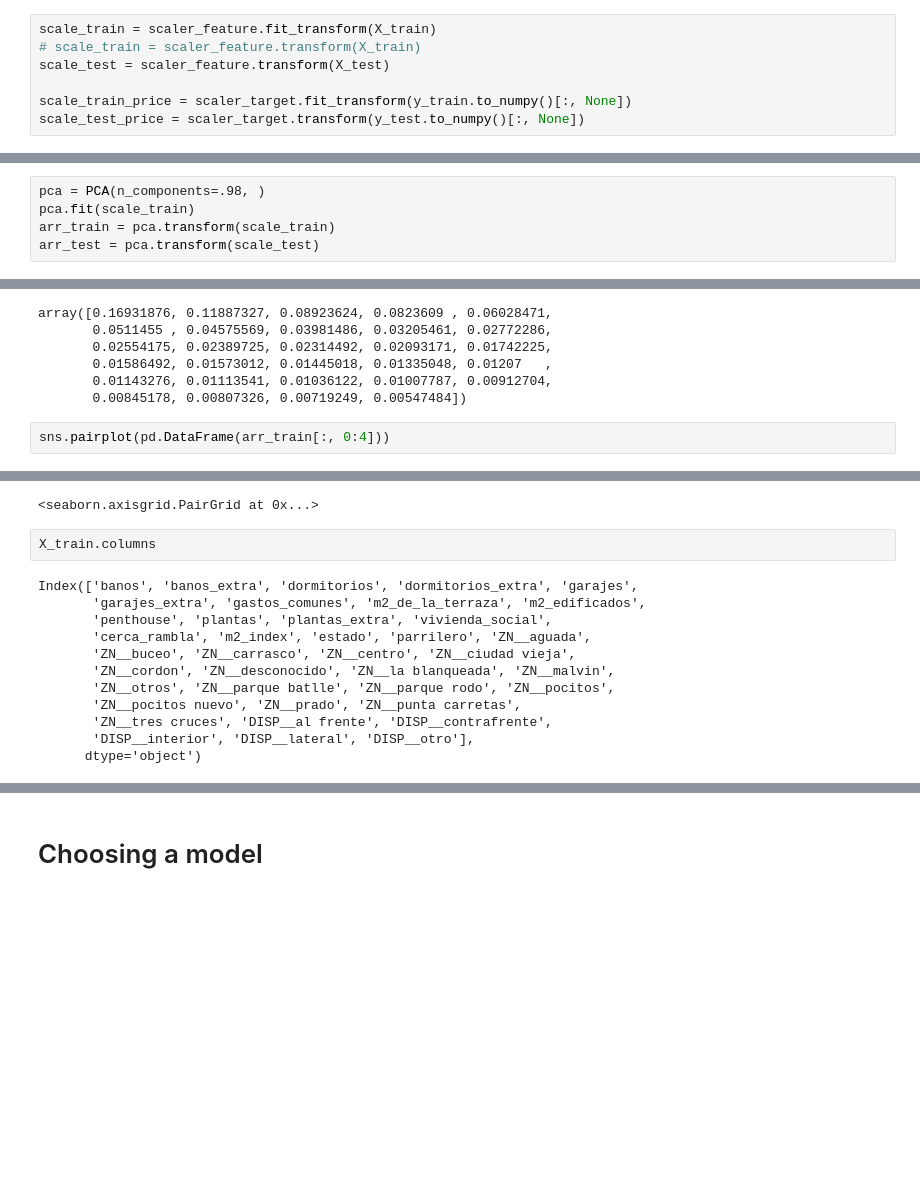
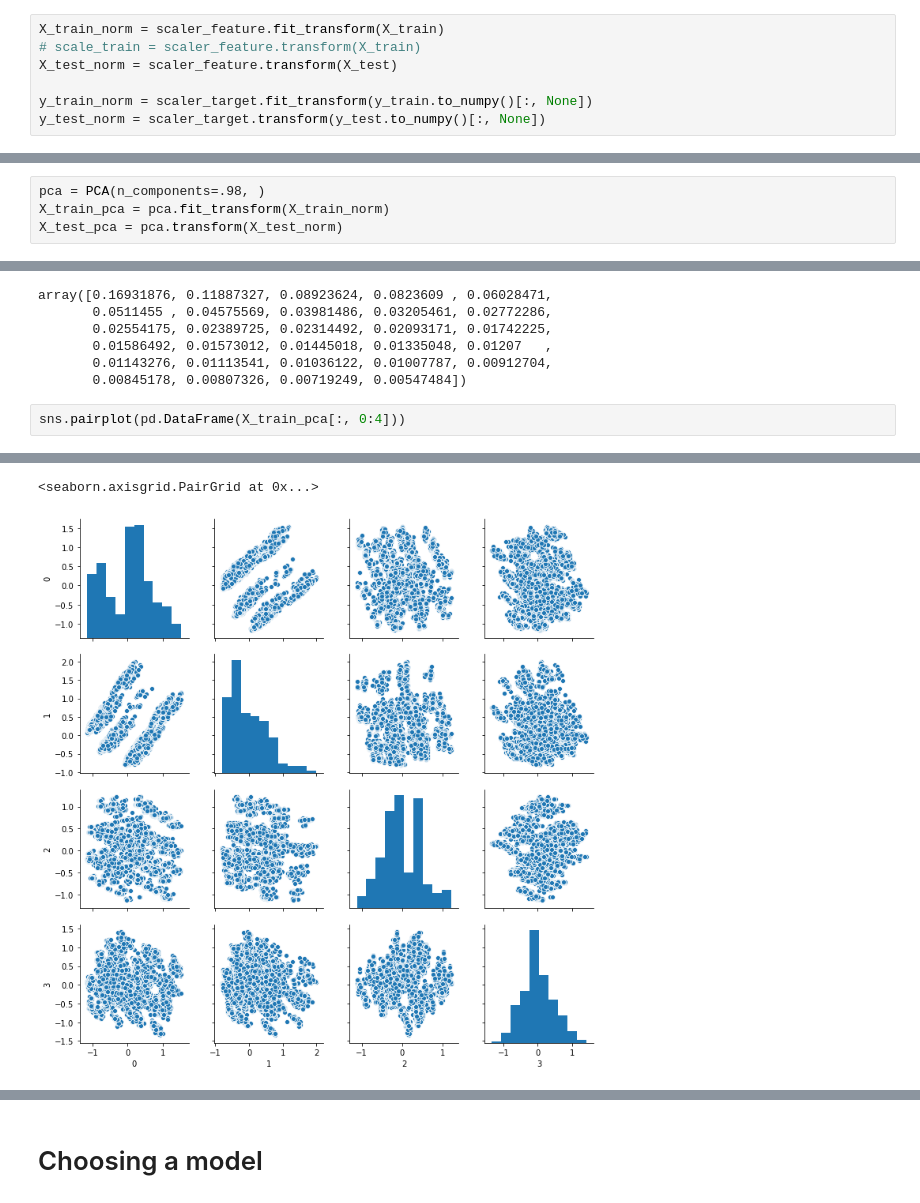
Before and after one commit to creyesp/houses-project, a Jupyter notebook: notebooks/Second_day_workshop.ipynb, the cells around one changed output, grey strips where cells are left out. Drawn from its saved outputs; the diff is of its cells as text; blank space fills up the shorter version.

```diff
--- a/notebooks/Second_day_workshop.ipynb
+++ b/notebooks/Second_day_workshop.ipynb
@@ -71,19 +78,18 @@ scaler_target = QuantileTransformer(output_distribution='normal', )
 # scaler = PowerTransformer(method='yeo-johnson')  # Non Linear
 scaler_feature = MinMaxScaler()
 # %%
-scale_train = scaler_feature.fit_transform(X_train)
+X_train_norm = scaler_feature.fit_transform(X_train)
 # scale_train = scaler_feature.transform(X_train)
-scale_test = scaler_feature.transform(X_test)
+X_test_norm = scaler_feature.transform(X_test)
 
-scale_train_price = scaler_target.fit_transform(y_train.to_numpy()[:, None])
-scale_test_price = scaler_target.transform(y_test.to_numpy()[:, None])
+y_train_norm = scaler_target.fit_transform(y_train.to_numpy()[:, None])
+y_test_norm = scaler_target.transform(y_test.to_numpy()[:, None])
 # %% [markdown]
 ## PCA analysis
 # %%
 pca = PCA(n_components=.98, )
-pca.fit(scale_train)
-arr_train = pca.transform(scale_train)
-arr_test = pca.transform(scale_test)
+X_train_pca = pca.fit_transform(X_train_norm)
+X_test_pca = pca.transform(X_test_norm)
 # %%
 pca.explained_variance_ratio_
 # %% [output]
@@ -94,5 +100,5 @@ array([0.16931876, 0.11887327, 0.08923624, 0.0823609 , 0.06028471,
        0.01143276, 0.01113541, 0.01036122, 0.01007787, 0.00912704,
        0.00845178, 0.00807326, 0.00719249, 0.00547484])
 # %%
-sns.pairplot(pd.DataFrame(arr_train[:, 0:4]))
+sns.pairplot(pd.DataFrame(X_train_pca[:, 0:4]))
 # %% [output]
@@ -101,17 +105,4 @@ sns.pairplot(pd.DataFrame(arr_train[:, 0:4]))
 <seaborn.axisgrid.PairGrid at 0x...>
+[figure, added]
-# %%
-X_train.columns
-# %% [output]
-Index(['banos', 'banos_extra', 'dormitorios', 'dormitorios_extra', 'garajes',
-       'garajes_extra', 'gastos_comunes', 'm2_de_la_terraza', 'm2_edificados',
-       'penthouse', 'plantas', 'plantas_extra', 'vivienda_social',
-       'cerca_rambla', 'm2_index', 'estado', 'parrilero', 'ZN__aguada',
-       'ZN__buceo', 'ZN__carrasco', 'ZN__centro', 'ZN__ciudad vieja',
-       'ZN__cordon', 'ZN__desconocido', 'ZN__la blanqueada', 'ZN__malvin',
-       'ZN__otros', 'ZN__parque batlle', 'ZN__parque rodo', 'ZN__pocitos',
-       'ZN__pocitos nuevo', 'ZN__prado', 'ZN__punta carretas',
-       'ZN__tres cruces', 'DISP__al frente', 'DISP__contrafrente',
-       'DISP__interior', 'DISP__lateral', 'DISP__otro'],
-      dtype='object')
 # %%
 # color = features.loc[features.index, 'zona'].astype('category').cat.codes
```
Also changed, not shown: parts of 33 cells of this notebook, 1 other file.
